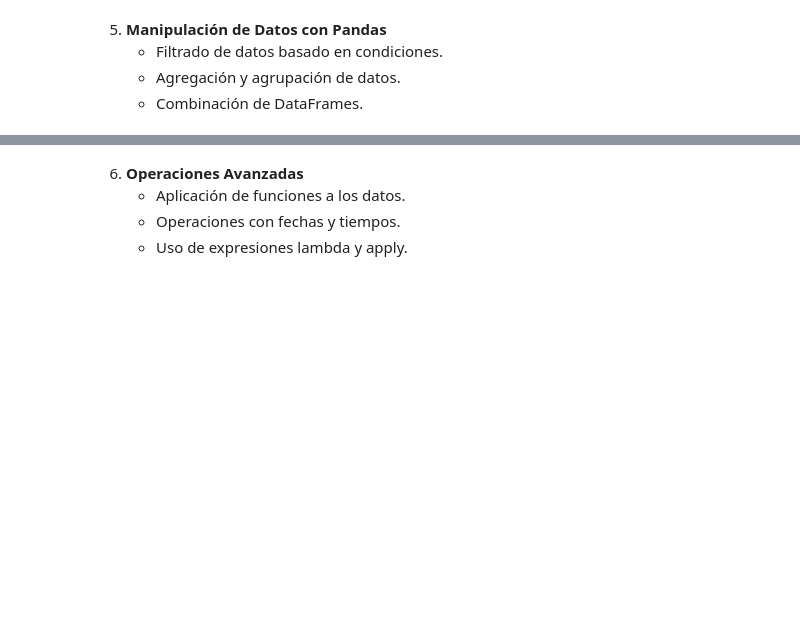
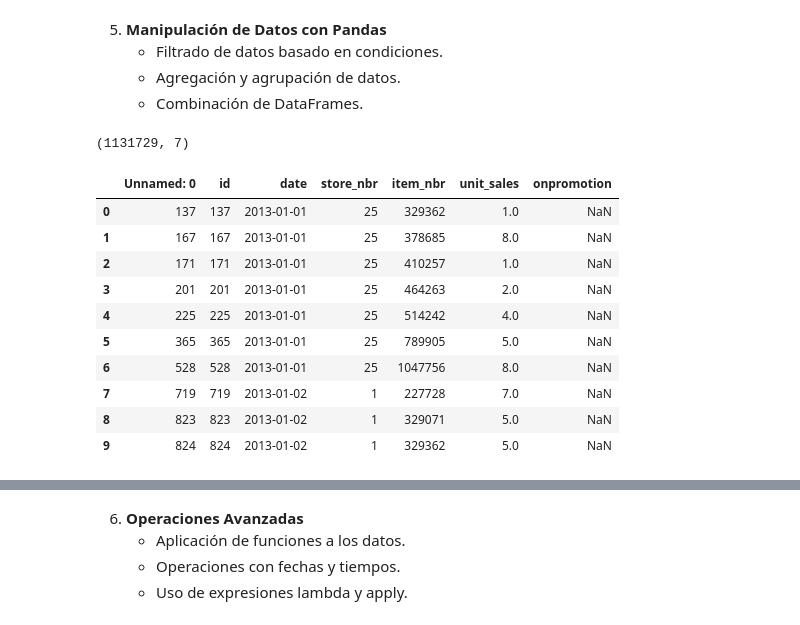
Before and after one commit to alejo-acosta/curso-python-ciee, a Jupyter notebook: 4.0. Pandas.ipynb, the cells around one changed output, grey strips where cells are left out. Drawn from its saved outputs; the diff is of its cells as text; code cells hidden in the pictures; blank space fills up the shorter version.

```diff
--- a/4.0. Pandas.ipynb
+++ b/4.0. Pandas.ipynb
@@ -181,0 +183,18 @@ items = pd.read_csv('https://raw.githubusercontent.com/alejo-acosta/curso-python
+# %%
+sales.shape
+# %% [output]
+(1131729, 7)
+# %%
+sales.head(10)
+# %% [output]
+|  | Unnamed: 0 | id | date | store_nbr | item_nbr | unit_sales | onpromotion |
+| 0 | 137 | 137 | 2013-01-01 | 25 | 329362 | 1.0 | NaN |
+| 1 | 167 | 167 | 2013-01-01 | 25 | 378685 | 8.0 | NaN |
+| 2 | 171 | 171 | 2013-01-01 | 25 | 410257 | 1.0 | NaN |
+| 3 | 201 | 201 | 2013-01-01 | 25 | 464263 | 2.0 | NaN |
+| 4 | 225 | 225 | 2013-01-01 | 25 | 514242 | 4.0 | NaN |
+| 5 | 365 | 365 | 2013-01-01 | 25 | 789905 | 5.0 | NaN |
+| 6 | 528 | 528 | 2013-01-01 | 25 | 1047756 | 8.0 | NaN |
+| 7 | 719 | 719 | 2013-01-02 | 1 | 227728 | 7.0 | NaN |
+| 8 | 823 | 823 | 2013-01-02 | 1 | 329071 | 5.0 | NaN |
+| 9 | 824 | 824 | 2013-01-02 | 1 | 329362 | 5.0 | NaN |
```
Also changed, not shown: parts of 2 cells of this notebook.
